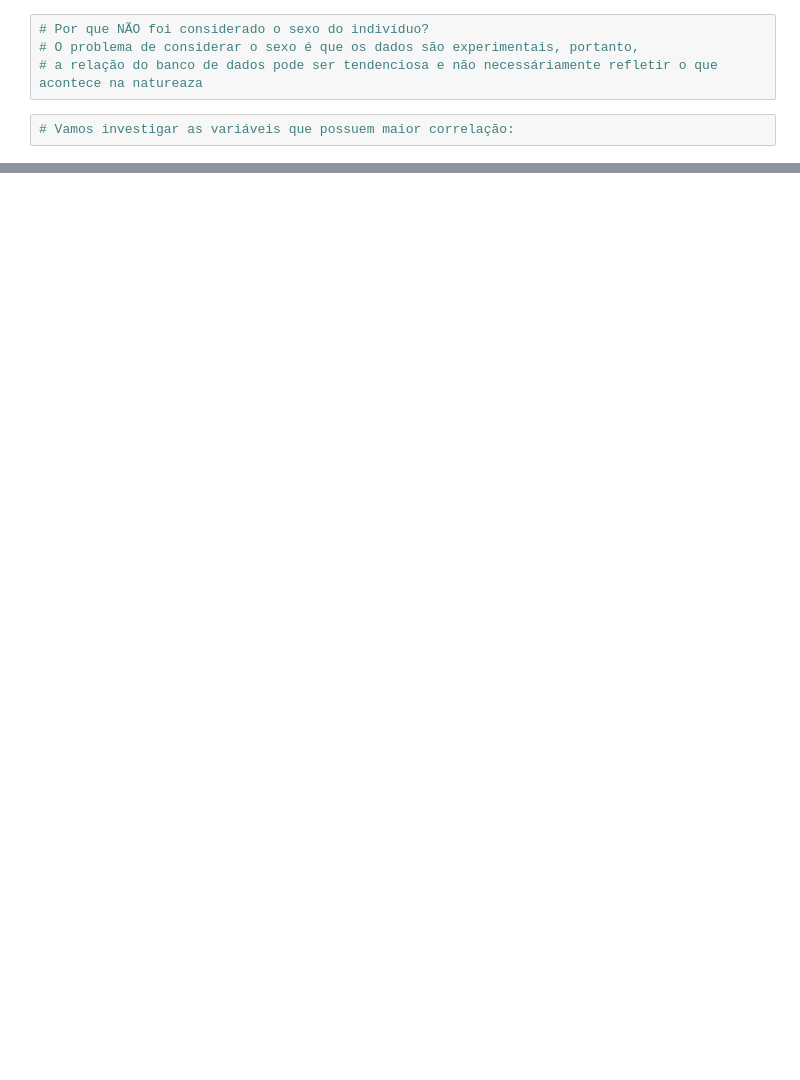
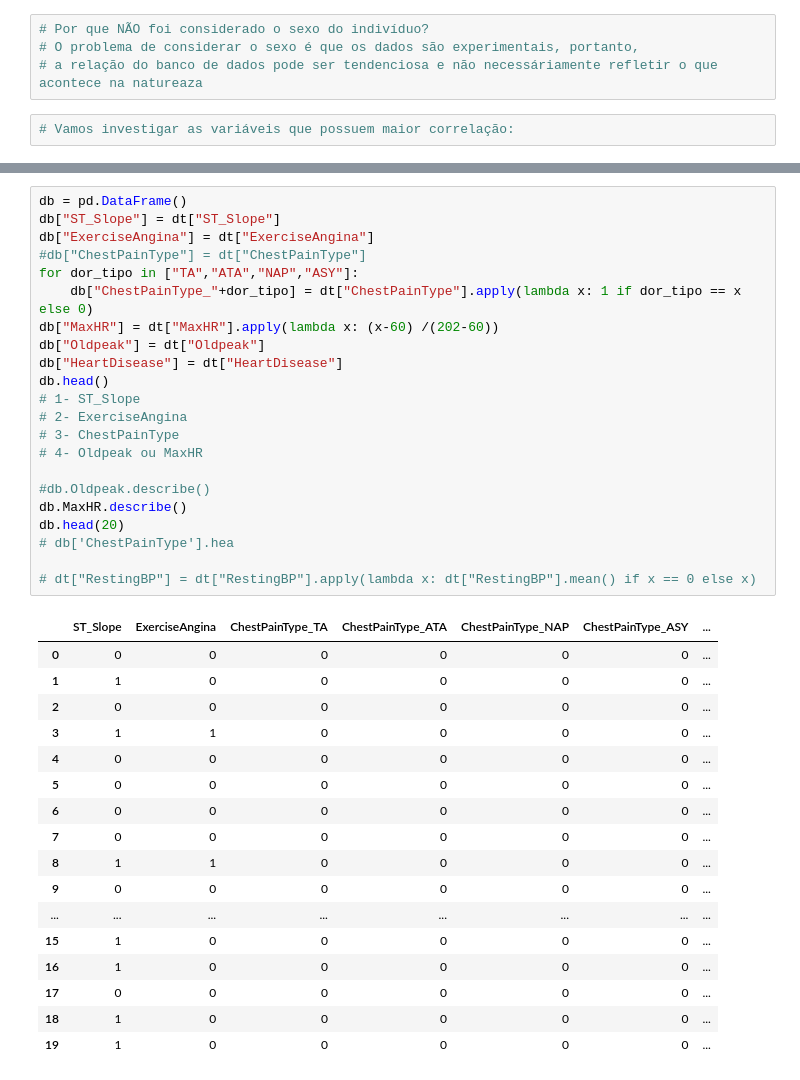
Before and after one commit to Fazzioni/Heart-Failure-Prediction, a Jupyter notebook: start.ipynb, the cells around one changed output, grey strips where cells are left out. Drawn from its saved outputs; the diff is of its cells as text; blank space fills up the shorter version.

```diff
--- a/start.ipynb
+++ b/start.ipynb
@@ -457,0 +536,40 @@ Accuracy:  0.7771739130434783
+# %%
+db = pd.DataFrame()
+db["ST_Slope"] = dt["ST_Slope"]
+db["ExerciseAngina"] = dt["ExerciseAngina"]
+#db["ChestPainType"] = dt["ChestPainType"]
+for dor_tipo in ["TA","ATA","NAP","ASY"]:
+    db["ChestPainType_"+dor_tipo] = dt["ChestPainType"].apply(lambda x: 1 if dor_tipo == x else 0)
+db["MaxHR"] = dt["MaxHR"].apply(lambda x: (x-60) /(202-60))
+db["Oldpeak"] = dt["Oldpeak"]
+db["HeartDisease"] = dt["HeartDisease"]
+db.head()
+# 1- ST_Slope
+# 2- ExerciseAngina
+# 3- ChestPainType
+# 4- Oldpeak ou MaxHR
+
+#db.Oldpeak.describe()
+db.MaxHR.describe()
+db.head(20)
+# db['ChestPainType'].hea
+
+# dt["RestingBP"] = dt["RestingBP"].apply(lambda x: dt["RestingBP"].mean() if x == 0 else x)
+# %% [output]
+|  | ST_Slope | ExerciseAngina | ChestPainType_TA | ChestPainType_ATA | ChestPainType_NAP | ChestPainType_ASY | ... |
+| 0 | 0 | 0 | 0 | 0 | 0 | 0 | ... |
+| 1 | 1 | 0 | 0 | 0 | 0 | 0 | ... |
+| 2 | 0 | 0 | 0 | 0 | 0 | 0 | ... |
+| 3 | 1 | 1 | 0 | 0 | 0 | 0 | ... |
+| 4 | 0 | 0 | 0 | 0 | 0 | 0 | ... |
+| 5 | 0 | 0 | 0 | 0 | 0 | 0 | ... |
+| 6 | 0 | 0 | 0 | 0 | 0 | 0 | ... |
+| 7 | 0 | 0 | 0 | 0 | 0 | 0 | ... |
+| 8 | 1 | 1 | 0 | 0 | 0 | 0 | ... |
+| 9 | 0 | 0 | 0 | 0 | 0 | 0 | ... |
+| ... | ... | ... | ... | ... | ... | ... | ... |
+| 15 | 1 | 0 | 0 | 0 | 0 | 0 | ... |
+| 16 | 1 | 0 | 0 | 0 | 0 | 0 | ... |
+| 17 | 0 | 0 | 0 | 0 | 0 | 0 | ... |
+| 18 | 1 | 0 | 0 | 0 | 0 | 0 | ... |
+| 19 | 1 | 0 | 0 | 0 | 0 | 0 | ... |
```
Also changed, not shown: parts of 36 cells of this notebook.
